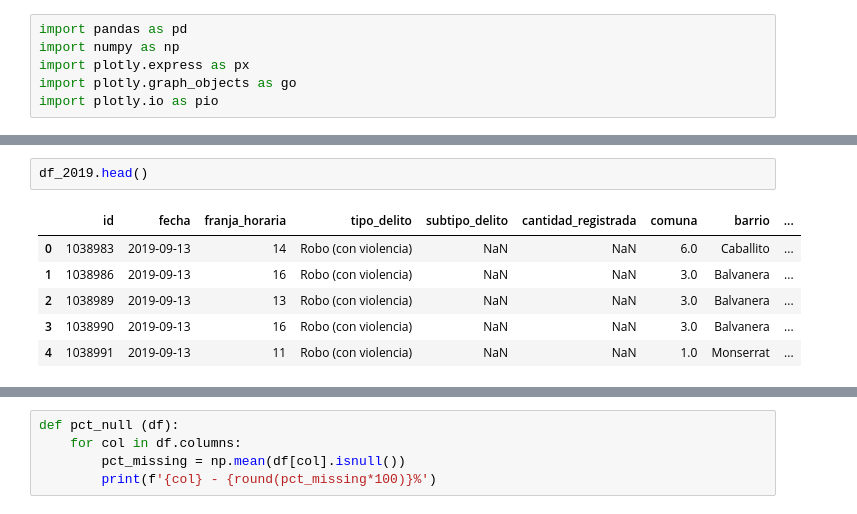
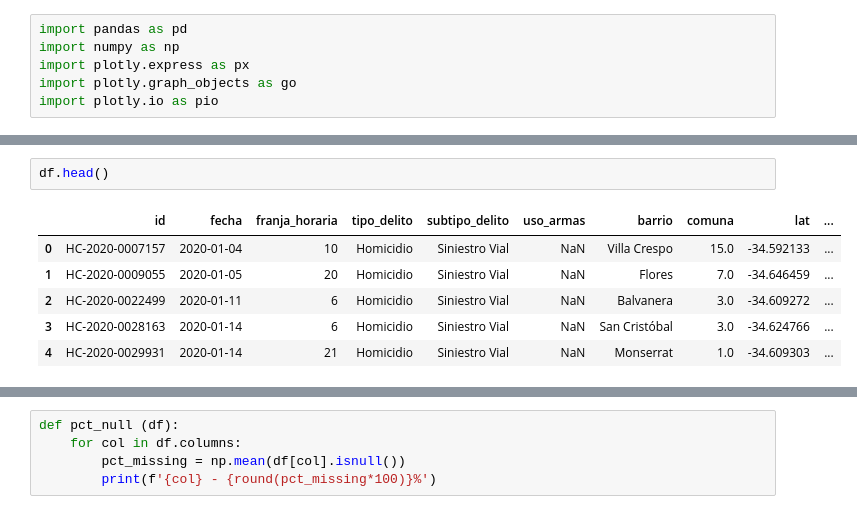
Before and after one commit to sebakirill/delincuencia_CABA, a Jupyter notebook: code/analisis_delitos_CABA.ipynb, the cells around one changed output, grey strips where cells are left out. Saved outputs shown, nothing was run; the diff lists cells and outputs as text.

```diff
--- a/code/analisis_delitos_CABA.ipynb
+++ b/code/analisis_delitos_CABA.ipynb
@@ -35,9 +48,9 @@ df_2020.head()
-# %%
-df_2019.head()
-# %% [output]
-|  | id | fecha | franja_horaria | tipo_delito | subtipo_delito | cantidad_registrada | comuna | barrio | ... |
-| 0 | 1038983 | 2019-09-13 | 14 | Robo (con violencia) | NaN | NaN | 6.0 | Caballito | ... |
-| 1 | 1038986 | 2019-09-13 | 16 | Robo (con violencia) | NaN | NaN | 3.0 | Balvanera | ... |
-| 2 | 1038989 | 2019-09-13 | 13 | Robo (con violencia) | NaN | NaN | 3.0 | Balvanera | ... |
-| 3 | 1038990 | 2019-09-13 | 16 | Robo (con violencia) | NaN | NaN | 3.0 | Balvanera | ... |
-| 4 | 1038991 | 2019-09-13 | 11 | Robo (con violencia) | NaN | NaN | 1.0 | Monserrat | ... |
+# %%
+df.head()
+# %% [output]
+|  | id | fecha | franja_horaria | tipo_delito | subtipo_delito | uso_armas | barrio | comuna | lat | ... |
+| 0 | HC-2020-0007157 | 2020-01-04 | 10 | Homicidio | Siniestro Vial | NaN | Villa Crespo | 15.0 | -34.592133 | ... |
+| 1 | HC-2020-0009055 | 2020-01-05 | 20 | Homicidio | Siniestro Vial | NaN | Flores | 7.0 | -34.646459 | ... |
+| 2 | HC-2020-0022499 | 2020-01-11 | 6 | Homicidio | Siniestro Vial | NaN | Balvanera | 3.0 | -34.609272 | ... |
+| 3 | HC-2020-0028163 | 2020-01-14 | 6 | Homicidio | Siniestro Vial | NaN | San Cristóbal | 3.0 | -34.624766 | ... |
+| 4 | HC-2020-0029931 | 2020-01-14 | 21 | Homicidio | Siniestro Vial | NaN | Monserrat | 1.0 | -34.609303 | ... |
```
Also changed, not shown: parts of 7 cells of this notebook.
